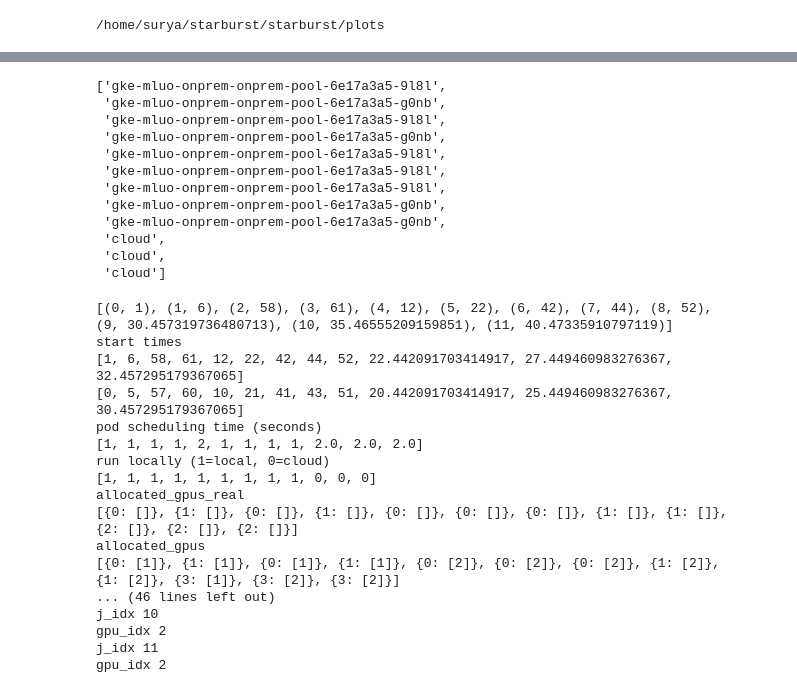
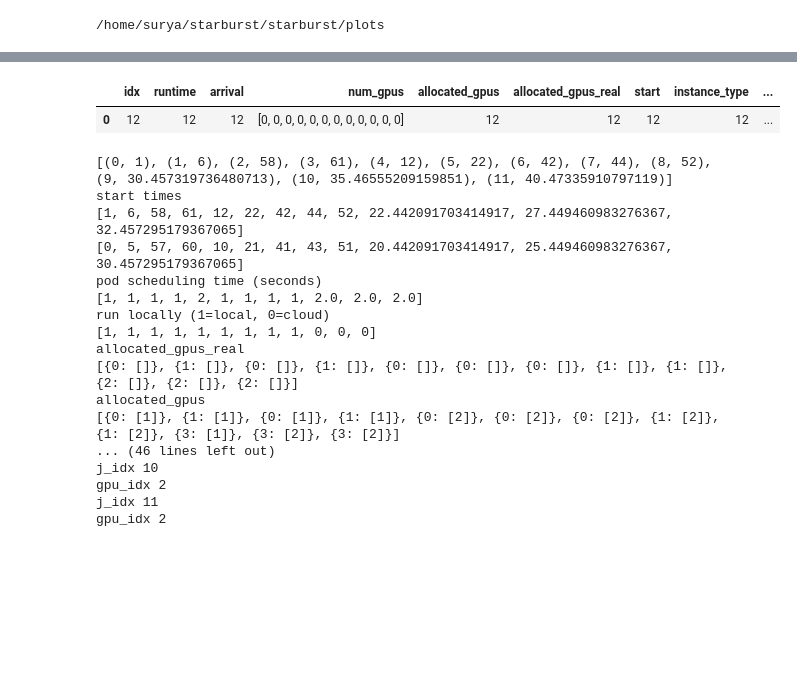
Before and after one commit to romilbhardwaj/starburst, a Jupyter notebook: starburst/plots/evaluation.ipynb, the cells around one changed output, grey strips where cells are left out. Drawn from its saved outputs; the diff is of its cells as text; code cells hidden in the pictures; blank space fills up the shorter version.

```diff
--- a/starburst/plots/evaluation.ipynb
+++ b/starburst/plots/evaluation.ipynb
@@ -572,6 +421,19 @@ cpu_sleep
 #jobs_df['arrival_mask'] = jobs_df['start'].apply(lambda x: [0 if not i else 1 for i in x])
 jobs_df['arrival_mask'] = jobs_df['is_local']#.apply(lambda x: [0 if not i else 1 for i in x])
 jobs_df['onprem_mask'] = jobs_df['arrival_mask']
+
+pd.set_option('display.max_colwidth', None)
+display(jobs_df)
+pd.reset_option('display.max_colwidth')
+
+def list_len(x):
+    if isinstance(x, list):
+        return len(x)
+    else:
+        return x
+
+jobs_len = jobs_df.applymap(list_len)
+display(jobs_len)
 
 # CLIP WAITS
 
@@ -799,4 +661,14 @@ def compute_total_cost(row):
 #     total_time = [row['runtime'][i] * row['num_gpus'][i] * (1 - row['arrival_mask'][i]) * GCP_PRICES[row['instance_type'][i]] for i in range(len(row['arrival_mask']))]
 #     return sum(total_time)
 
+job_uuid = list(jobs_df['idx'])[0]
+job_runtimes = list(jobs_df['runtime'])[0]
+job_gpus = list(jobs_df['num_gpus'])[0]
+job_gpus = [int(i) for i in job_gpus]
+print(job_uuid)
+print(job_runtimes)
+print(job_gpus)
+print(sum(job_runtimes)/len(job_runtimes))
+
 jobs_df['total_cloud_cost'] = jobs_df.apply(compute_total_cost, axis=1)
+# %% [output]
@@ -803,19 +677,5 @@ jobs_df['total_cloud_cost'] = jobs_df.apply(compute_total_cost, axis=1)
+|  | idx | runtime | arrival | num_gpus | allocated_gpus | allocated_gpus_real | start | instance_type | ... |
+| 0 | 12 | 12 | 12 | [0, 0, 0, 0, 0, 0, 0, 0, 0, 0, 0, 0] | 12 | 12 | 12 | 12 | ... |
-# %%
-jobs_df
-jobs_df['node'][0]
-# %% [output]
-['gke-mluo-onprem-onprem-pool-6e17a3a5-9l8l',
- 'gke-mluo-onprem-onprem-pool-6e17a3a5-g0nb',
- 'gke-mluo-onprem-onprem-pool-6e17a3a5-9l8l',
- 'gke-mluo-onprem-onprem-pool-6e17a3a5-g0nb',
- 'gke-mluo-onprem-onprem-pool-6e17a3a5-9l8l',
- 'gke-mluo-onprem-onprem-pool-6e17a3a5-9l8l',
- 'gke-mluo-onprem-onprem-pool-6e17a3a5-9l8l',
- 'gke-mluo-onprem-onprem-pool-6e17a3a5-g0nb',
- 'gke-mluo-onprem-onprem-pool-6e17a3a5-g0nb',
- 'cloud',
- 'cloud',
- 'cloud']
 # %%
 def index_mapping(jobs=None, gpus_per_node=8, resource='cpu'):#gpu_value=None):
     '''
```
Also changed, not shown: parts of 10 cells of this notebook.
